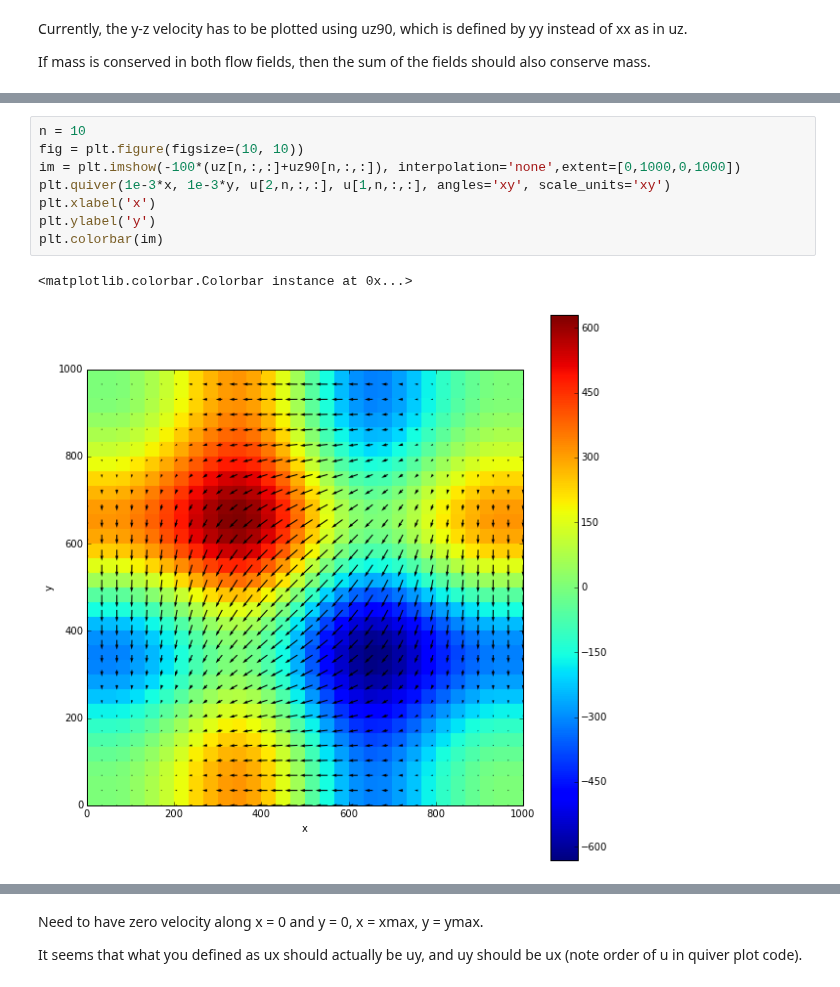
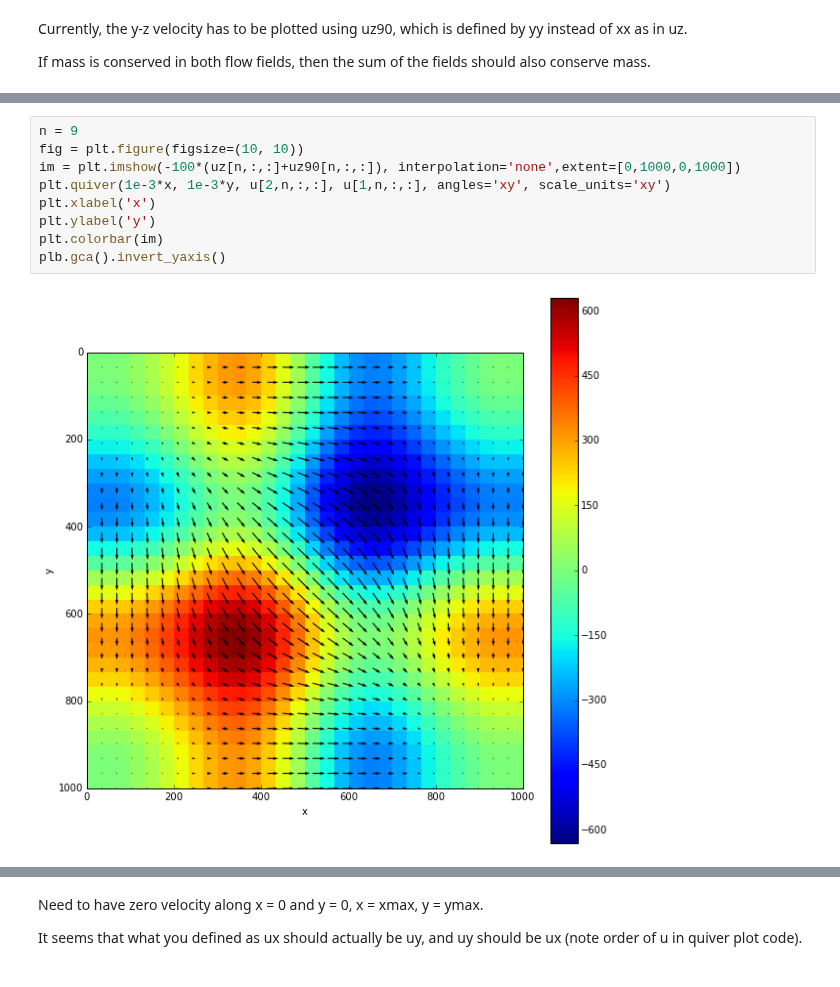
Before and after one commit to UBC-MOAD/pa-th-simple, a Jupyter notebook: prelim-model/Evaluation of 3D centred velocity - Step 2.ipynb, the cells around one changed output, grey strips where cells are left out. Saved outputs shown, nothing was run; the diff lists cells and outputs as text.

```diff
--- a/prelim-model/Evaluation of 3D centred velocity - Step 2.ipynb
+++ b/prelim-model/Evaluation of 3D centred velocity - Step 2.ipynb
@@ -162,12 +169,12 @@ If mass is conserved in both flow fields, then the sum of the fields should also
 # %%
-n = 10
+n = 9
 fig = plt.figure(figsize=(10, 10))
 im = plt.imshow(-100*(uz[n,:,:]+uz90[n,:,:]), interpolation='none',extent=[0,1000,0,1000])
 plt.quiver(1e-3*x, 1e-3*y, u[2,n,:,:], u[1,n,:,:], angles='xy', scale_units='xy')
 plt.xlabel('x')
 plt.ylabel('y')
 plt.colorbar(im)
+plb.gca().invert_yaxis()
 # %% [output]
-<matplotlib.colorbar.Colorbar instance at 0x...>
-[figure, old version]
+[figure, new version]
 # %%
```
Also changed, not shown: parts of 15 cells of this notebook, 4 other files.
